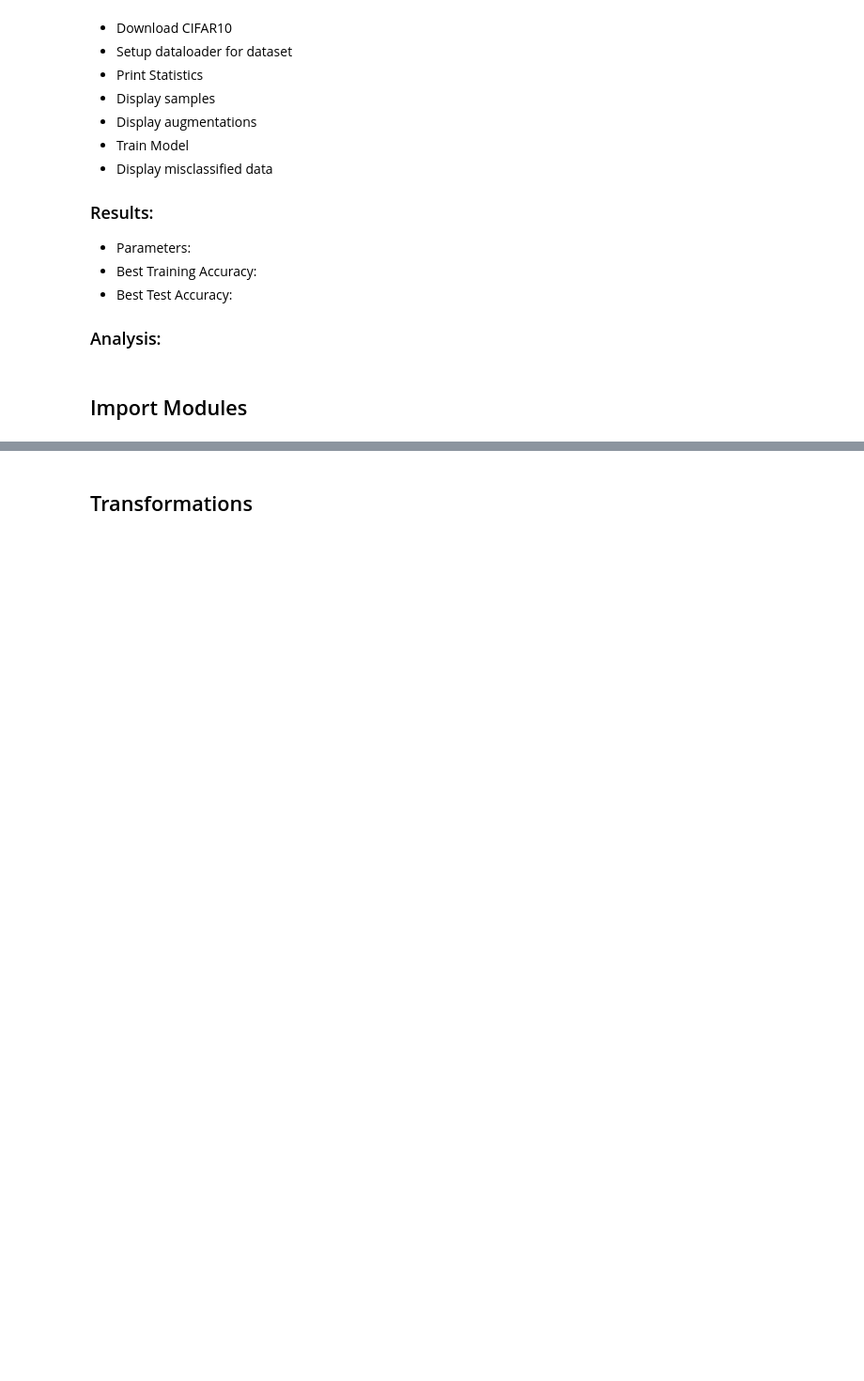
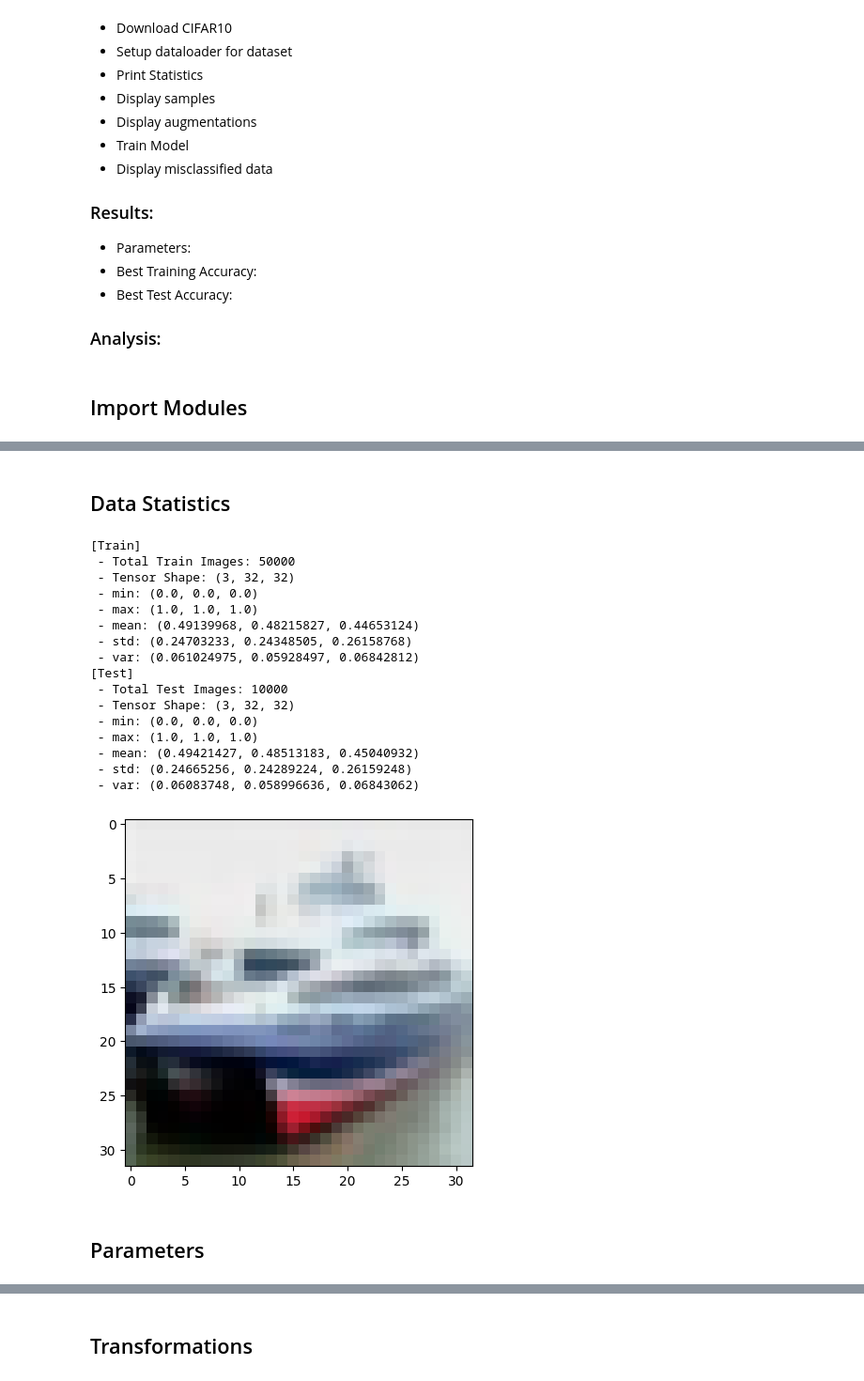
Before and after one commit to Shilpaj1994/ERA, a Jupyter notebook: Session8/S8.ipynb, the cells around one changed output, grey strips where cells are left out. Shown: that part at 94% size. Cells and saved outputs as stored; diff of their text form; code cells hidden in the pictures; blank space fills up the shorter version.

```diff
--- a/Session8/S8.ipynb
+++ b/Session8/S8.ipynb
@@ -39,0 +52,6 @@ ModuleNotFoundError: No module named 'torch'
+# %%
+train = datasets.CIFAR10('./data', train=True, download=True, transform=transforms.ToTensor())
+test = datasets.CIFAR10('./data', train=False, download=True, transform=transforms.ToTensor())
+
+classes = ('plane', 'car', 'bird', 'cat', 'deer',
+           'dog', 'frog', 'horse', 'ship', 'truck')
@@ -39,0 +62,27 @@ ModuleNotFoundError: No module named 'torch'
+# %% [markdown]
+## Data Statistics
+# %%
+from utils import get_cifar_statistics
+
+get_cifar_statistics(train)
+get_cifar_statistics(test, data_set_type="Test")
+# %% [output]
+[Train]
+ - Total Train Images: 50000
+ - Tensor Shape: (3, 32, 32)
+ - min: (0.0, 0.0, 0.0)
+ - max: (1.0, 1.0, 1.0)
+ - mean: (0.49139968, 0.48215827, 0.44653124)
+ - std: (0.24703233, 0.24348505, 0.26158768)
+ - var: (0.061024975, 0.05928497, 0.06842812)
+[Test]
+ - Total Test Images: 10000
+ - Tensor Shape: (3, 32, 32)
+ - min: (0.0, 0.0, 0.0)
+ - max: (1.0, 1.0, 1.0)
+ - mean: (0.49421427, 0.48513183, 0.45040932)
+ - std: (0.24665256, 0.24289224, 0.26159248)
+ - var: (0.06083748, 0.058996636, 0.06843062)
+[figure, added]
+# %% [markdown]
+## Parameters
```
Also changed, not shown: parts of 24 cells of this notebook.
